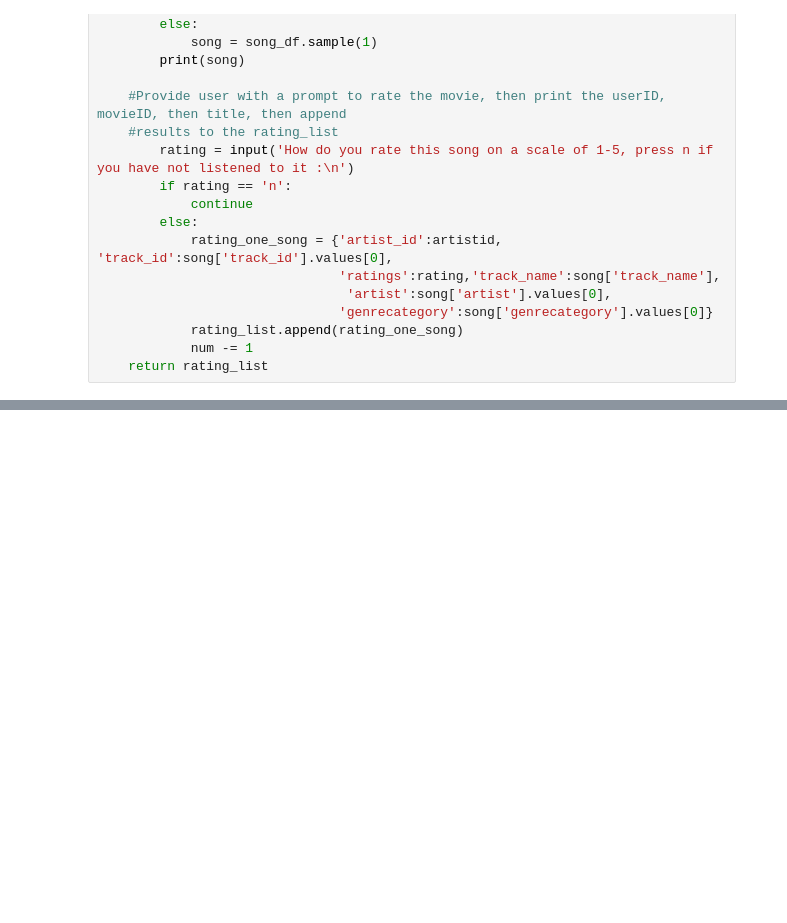
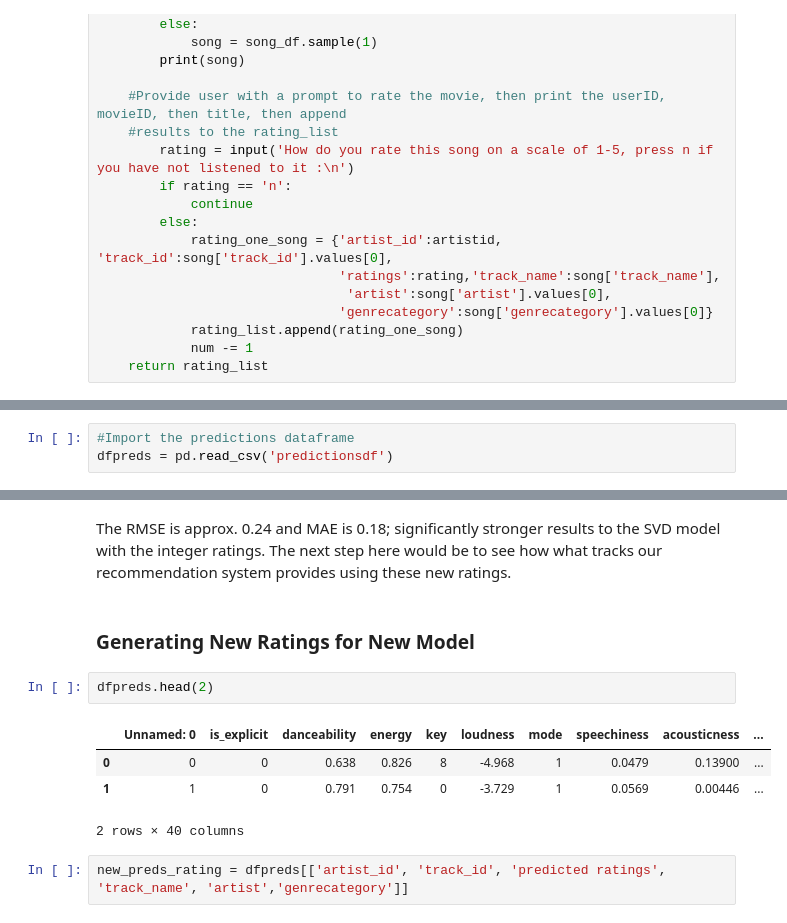
Before and after one commit to adinas94/Spotify_Recommendation_System, a Jupyter notebook: Rec System.ipynb, the cells around one changed output, grey strips where cells are left out. Cells and saved outputs as stored; diff of their text form; blank space fills up the shorter version.

```diff
--- a/Rec System.ipynb
+++ b/Rec System.ipynb
@@ -608,0 +668,3 @@ artistrating
+# %%
+#Import the predictions dataframe
+dfpreds = pd.read_csv('predictionsdf')
@@ -608,0 +715,13 @@ artistrating
+# %% [markdown]
+The RMSE is approx. 0.24 and MAE is 0.18; significantly stronger results to the SVD model with the integer ratings. The next step here would be to see how what tracks our recommendation system provides using these new ratings.
+# %% [markdown]
+### Generating New Ratings for New Model
+# %%
+dfpreds.head(2)
+# %% [output]
+|  | Unnamed: 0 | is_explicit | danceability | energy | key | loudness | mode | speechiness | acousticness | ... |
+| 0 | 0 | 0 | 0.638 | 0.826 | 8 | -4.968 | 1 | 0.0479 | 0.13900 | ... |
+| 1 | 1 | 0 | 0.791 | 0.754 | 0 | -3.729 | 1 | 0.0569 | 0.00446 | ... |
+2 rows × 40 columns
+# %%
+new_preds_rating = dfpreds[['artist_id', 'track_id', 'predicted ratings', 'track_name', 'artist','genrecategory']]
```
Also changed, not shown: parts of 92 cells of this notebook, 9 other files.
